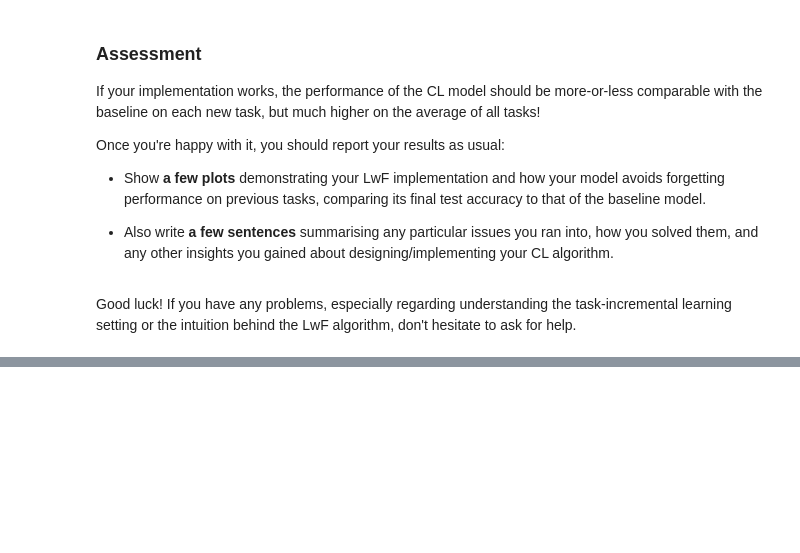
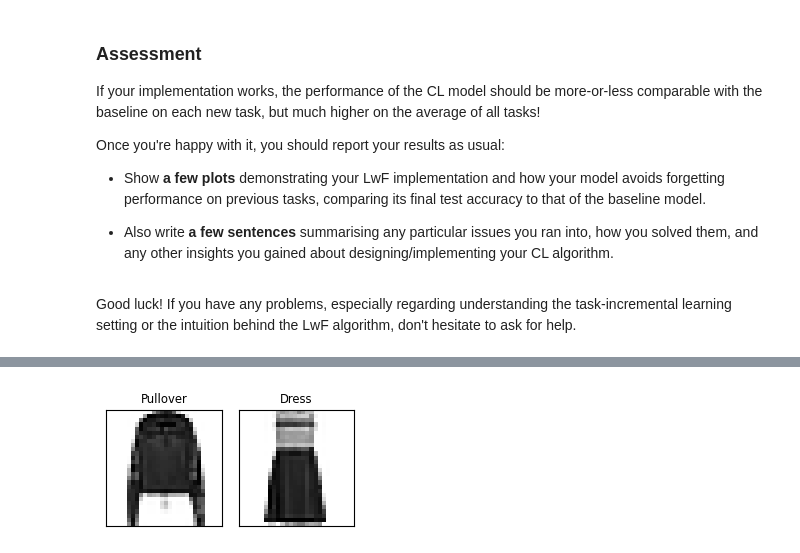
Before and after one commit to Neilus03/PAH, a Jupyter notebook: hypernet_continual.ipynb, the cells around one changed output, grey strips where cells are left out. Drawn from its saved outputs; the diff is of its cells as text; code cells hidden in the pictures; blank space fills up the shorter version.

```diff
--- a/hypernet_continual.ipynb
+++ b/hypernet_continual.ipynb
@@ -1111,0 +1511,93 @@ Good luck! If you have any problems, especially regarding understanding the task
+# %%
+# divide the classes along different time steps:
+
+timestep_task_classes = {
+    0: ['Pullover', 'Dress'], # task 0
+    1: ['Trouser', 'Bag'],   # task 1
+    2: ['Ankle boot', 'Sneaker'], # task 2
+    3: ['T-shirt/top', 'Coat'], # task 3
+    }
+
+# PIL image preprocessing transform:
+preprocess = transforms.Compose([
+    transforms.ToTensor(),
+    transforms.Normalize((0.5,), (0.5,))
+])
+
+# quick function for displaying the classes of a task:
+def inspect_task(task_data, title=None):
+    num_task_classes = len(task_data.classes)
+    task_classes = tuple([str(c) for c in task_data.classes])
+
+    class_image_examples = [[batch[0] for batch in task_data if batch[1]==c][0] for c in range(num_task_classes)]
+    inspect_batch(class_image_examples, labels=task_classes, scale=0.7, num_cols=num_task_classes, title=title, center_title=False)
+
+
+# data/loader constants:
+VAL_FRAC = 0.1
+TEST_FRAC = 0.05
+BATCH_SIZE = 256
+
+# build task datasets for each timestep:
+timestep_tasks = {}
+timestep_loaders = {}
+
+task_test_sets = []
+
+for t, task_classes in timestep_task_classes.items():
+    task_class_labels = [fmnist.class_to_idx[cl] for cl in task_classes] # original labels in fmnist source data
+    task_datapoint_idxs = [i for i,label in enumerate(fmnist.targets) if label in task_class_labels]
+
+    task_datapoints = [fmnist[idx] for idx in task_datapoint_idxs]
+
+    class_to_idx = {task_classes[t]: t for t in range(len(task_classes))}
+
+    task_images = [preprocess(img) for (img, label) in task_datapoints]
+    task_labels = [class_to_idx[fmnist.classes[label]] for (img, label) in task_datapoints] # new labels
+
+    # in addition to the images and labels, each task dataset now comes with a 'task id'
+    # that tells the model which learned task to perform:
+    task_ids = [t] * len(task_datapoints)
+
+    task_image_tensor = torch.Tensor(torch.stack(task_images))
+    task_label_tensor = torch.Tensor(task_labels).long()
+    task_id_tensor = torch.Tensor(task_ids).long()
+
+    task_data = utils.data.TensorDataset(task_image_tensor, task_label_tensor, task_id_tensor)
+
+    # train/validation split:
+    train_frac  = 1.0 - VAL_FRAC - TEST_FRAC
+    task_train, task_val, task_test = utils.data.random_split(task_data, [train_frac, VAL_FRAC, TEST_FRAC])
+
+    # set dataset attributes to reflect what they contain:
+    for data in (task_train, task_val, task_test):
+        data.classes      = task_classes
+        data.num_classes  = len(task_classes)
+        data.class_to_idx = class_to_idx
+        data.task_id      = t
+
+    # inspect samples of both classes:
+    print(f'Time {t}: Task ID {t}, {len(task_train)} train, {len(task_val)} validation, {len(task_test)} test')
+    inspect_task(task_train)
+
+    # add train/val data to timestep dict, and test data to the list of test sets
+    timestep_tasks[t] = task_train, task_val
+    task_test_sets.append(task_test)
+
+
+# for final evaluation of the model, we evaluate on all task test sets jointly:
+final_test_data = utils.data.ConcatDataset(task_test_sets)
+final_test_loader = utils.data.DataLoader(final_test_data,
+                                               batch_size=BATCH_SIZE,
+                                               shuffle=True)
+print(f'Final test set size (containing all tasks): {len(final_test_data)}')
+
+
+# and we will also run a joint training loop on the whole training dataset at once to see upper bound performance
+joint_train_data = utils.data.ConcatDataset([train for train,val in timestep_tasks.values()])
+joint_train_loader = utils.data.DataLoader(joint_train_data,
+                                               batch_size=BATCH_SIZE,
+                                               shuffle=True)
+
+print(f'Joint training set size (containing all tasks): {len(joint_train_data)}')
+# %% [output]
@@ -1111,0 +1605 @@ Good luck! If you have any problems, especially regarding understanding the task
+[figure, added]
```
Also changed, not shown: parts of 13 cells of this notebook.
